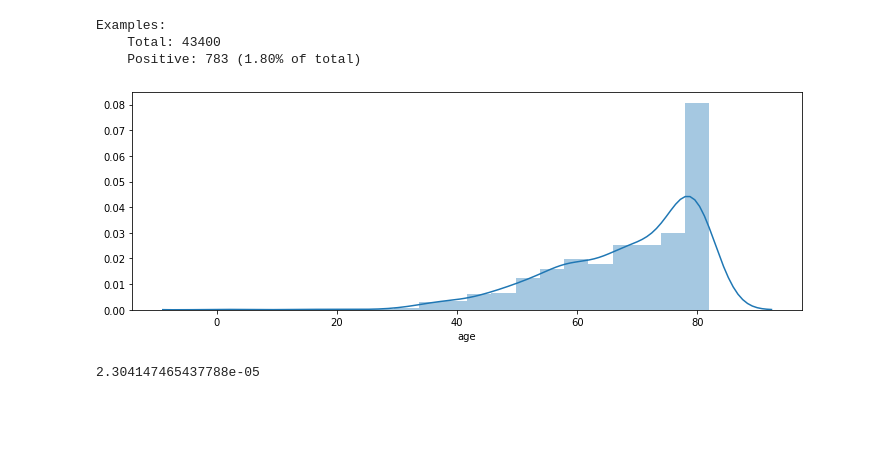
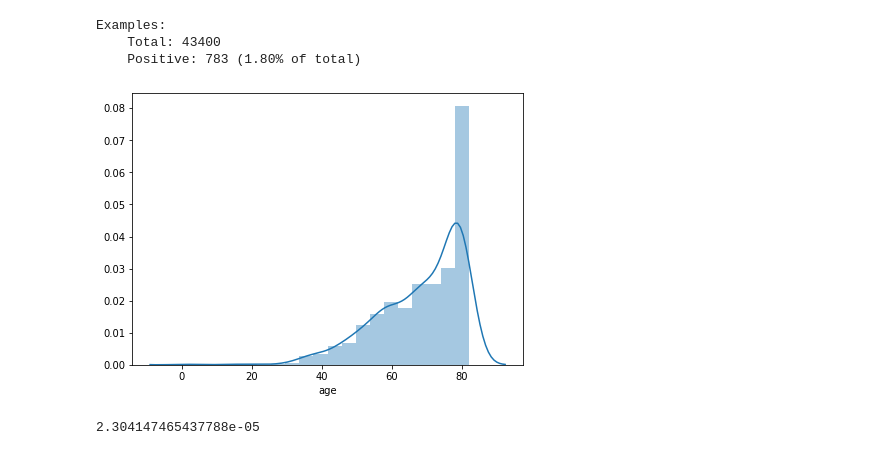
Before and after one commit to dan393/Dissertation, a Jupyter notebook: Code/dissertation/Stroke Predictions.ipynb, the cells around one changed output. Drawn from its saved outputs; the diff is of its cells as text; code cells hidden in the pictures; blank space fills up the shorter version.

```diff
--- a/Code/dissertation/Stroke Predictions.ipynb
+++ b/Code/dissertation/Stroke Predictions.ipynb
@@ -60,11 +61,11 @@ Examples:
     Total: 43400
     Positive: 783 (1.80% of total)
 # %%
-plt.figure(figsize=(12,4))
+plt.figure(figsize=(7,5))
 sns.distplot(df.loc[df['stroke'] == 1]['age'], bins =20)
 save('/building_ann/stroke_age_distplot.png')
 # %% [output]
-[figure, old version]
+[figure, new version]
 # %%
 len([df['stroke'] == 1])/len(df)
 # %% [output]
```
Also changed, not shown: parts of 5 cells of this notebook, 2 other files.
